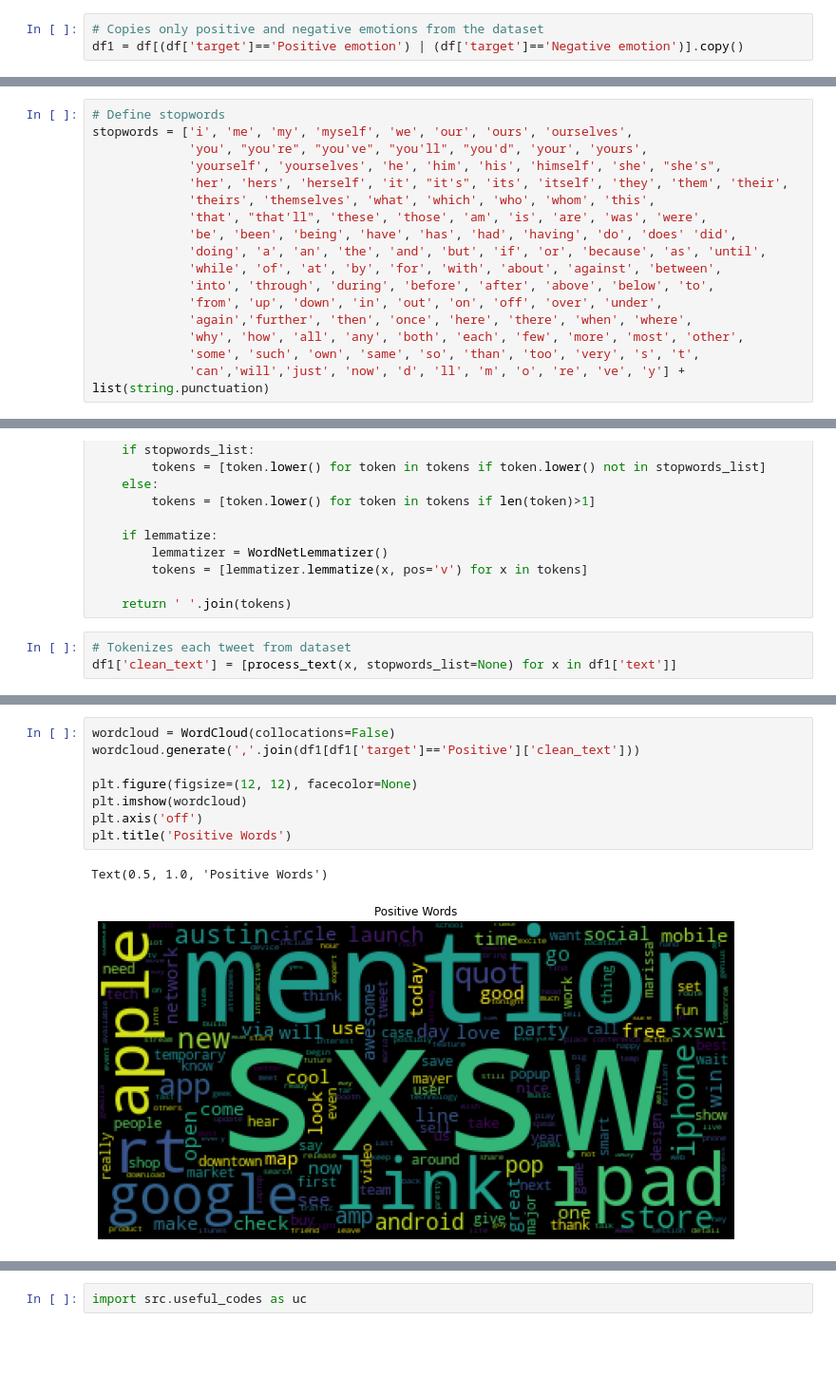
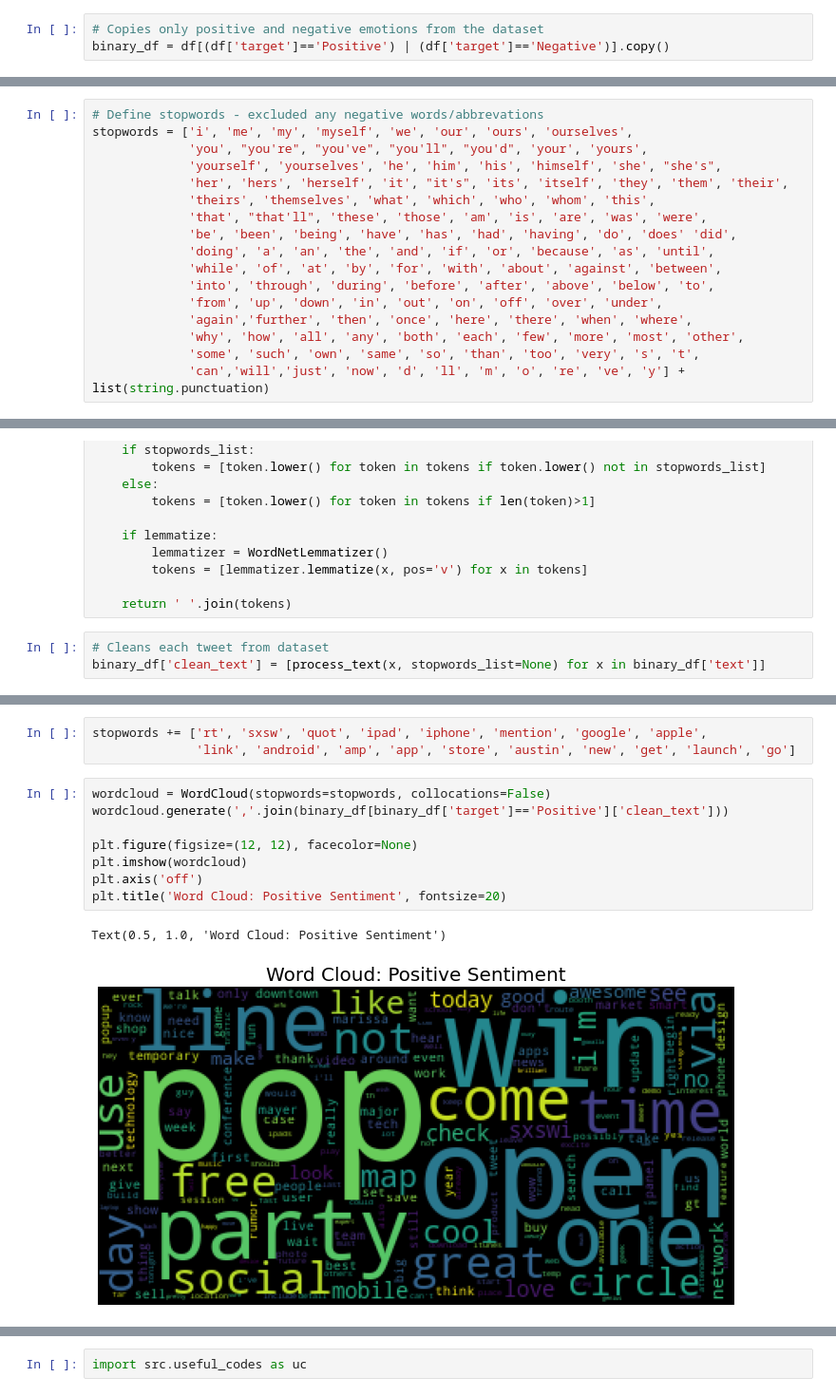
Before and after one commit to singsang2/dsc-mod-4-project-v2-1-onl01-dtsc-ft-070620, a Jupyter notebook: Tweet_sentiment_analysis.ipynb, the cells around one changed output, grey strips where cells are left out. Shown at 95% size. Saved outputs shown, nothing was run; the diff lists cells and outputs as text; blank space fills up the shorter version.

```diff
--- a/Tweet_sentiment_analysis.ipynb
+++ b/Tweet_sentiment_analysis.ipynb
@@ -113,4 +167,4 @@ For the first round of modeling, we will solely focus on classifying either posi
 # %%
 # Copies only positive and negative emotions from the dataset
-df1 = df[(df['target']=='Positive emotion') | (df['target']=='Negative emotion')].copy()
+binary_df = df[(df['target']=='Positive') | (df['target']=='Negative')].copy()
 # %%
@@ -124,5 +180,5 @@ Name: target, dtype: int64
 # %%
-# Define stopwords
+# Define stopwords - excluded any negative words/abbrevations
 stopwords = ['i', 'me', 'my', 'myself', 'we', 'our', 'ours', 'ourselves',
              'you', "you're", "you've", "you'll", "you'd", 'your', 'yours',
              'yourself', 'yourselves', 'he', 'him', 'his', 'himself', 'she', "she's",
@@ -130,7 +186,7 @@ stopwords = ['i', 'me', 'my', 'myself', 'we', 'our', 'ours', 'ourselves',
              'theirs', 'themselves', 'what', 'which', 'who', 'whom', 'this',
              'that', "that'll", 'these', 'those', 'am', 'is', 'are', 'was', 'were',
              'be', 'been', 'being', 'have', 'has', 'had', 'having', 'do', 'does' 'did',
-             'doing', 'a', 'an', 'the', 'and', 'but', 'if', 'or', 'because', 'as', 'until',
+             'doing', 'a', 'an', 'the', 'and', 'if', 'or', 'because', 'as', 'until',
              'while', 'of', 'at', 'by', 'for', 'with', 'about', 'against', 'between',
              'into', 'through', 'during', 'before', 'after', 'above', 'below', 'to',
              'from', 'up', 'down', 'in', 'out', 'on', 'off', 'over', 'under',
@@ -184,5 +240,5 @@ def process_text(tweet,
 
     return ' '.join(tokens)
 # %%
-# Tokenizes each tweet from dataset
-df1['clean_text'] = [process_text(x, stopwords_list=None) for x in df1['text']]
+# Cleans each tweet from dataset
+binary_df['clean_text'] = [process_text(x, stopwords_list=None) for x in binary_df['text']]
@@ -197,12 +285,15 @@ df1['target'] = df1['target'].apply(lambda x: target_dict[x])
+# %%
+stopwords += ['rt', 'sxsw', 'quot', 'ipad', 'iphone', 'mention', 'google', 'apple',
+              'link', 'android', 'amp', 'app', 'store', 'austin', 'new', 'get', 'launch', 'go']
 # %%
-wordcloud = WordCloud(collocations=False)
-wordcloud.generate(','.join(df1[df1['target']=='Positive']['clean_text']))
+wordcloud = WordCloud(stopwords=stopwords, collocations=False)
+wordcloud.generate(','.join(binary_df[binary_df['target']=='Positive']['clean_text']))
 
 plt.figure(figsize=(12, 12), facecolor=None)
 plt.imshow(wordcloud)
 plt.axis('off')
-plt.title('Positive Words')
+plt.title('Word Cloud: Positive Sentiment', fontsize=20)
 # %% [output]
-Text(0.5, 1.0, 'Positive Words')
+Text(0.5, 1.0, 'Word Cloud: Positive Sentiment')
-[figure, old version]
+[figure, new version]
 # %%
```
Also changed, not shown: parts of 211 cells of this notebook, 6 other files.
